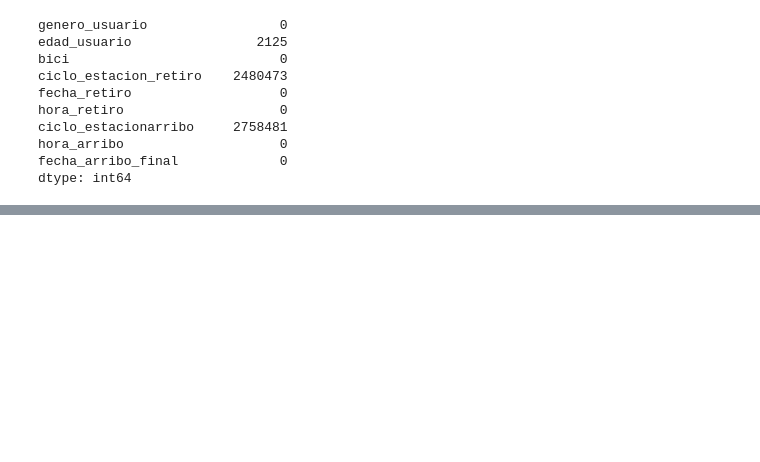
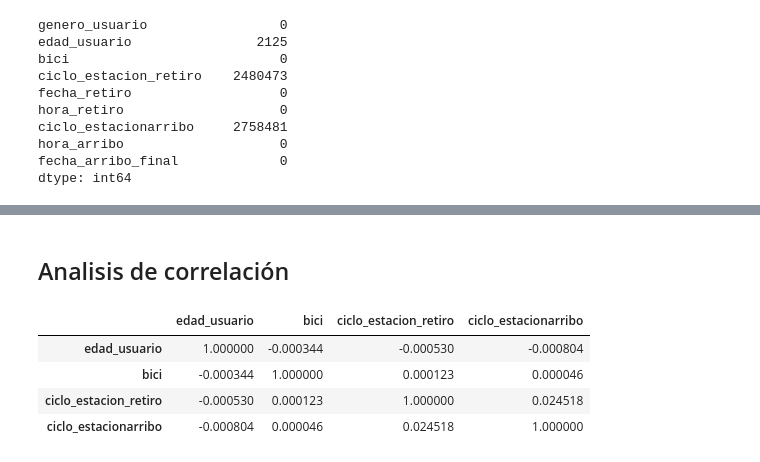
Before and after one commit to RodolfoQuintanilla/anlisisEcoBiciCDMX, a Jupyter notebook: notebooks/exploracion/EDA.ipynb, the cells around one changed output, grey strips where cells are left out. Drawn from its saved outputs; the diff is of its cells as text; code cells hidden in the pictures; blank space fills up the shorter version.

Commit message:
csv Nuevo para analisis

```diff
--- a/notebooks/exploracion/EDA.ipynb
+++ b/notebooks/exploracion/EDA.ipynb
@@ -234,0 +263,11 @@ df["edad_usuario"].hist(bins=30)
+# %% [markdown]
+## Analisis de correlación
+# %%
+corr = df.select_dtypes(include=["int64", "float64"]).corr()
+corr
+# %% [output]
+|  | edad_usuario | bici | ciclo_estacion_retiro | ciclo_estacionarribo |
+| edad_usuario | 1.000000 | -0.000344 | -0.000530 | -0.000804 |
+| bici | -0.000344 | 1.000000 | 0.000123 | 0.000046 |
+| ciclo_estacion_retiro | -0.000530 | 0.000123 | 1.000000 | 0.024518 |
+| ciclo_estacionarribo | -0.000804 | 0.000046 | 0.024518 | 1.000000 |
```
Also changed, not shown: parts of 17 cells of this notebook, 1 other file.
